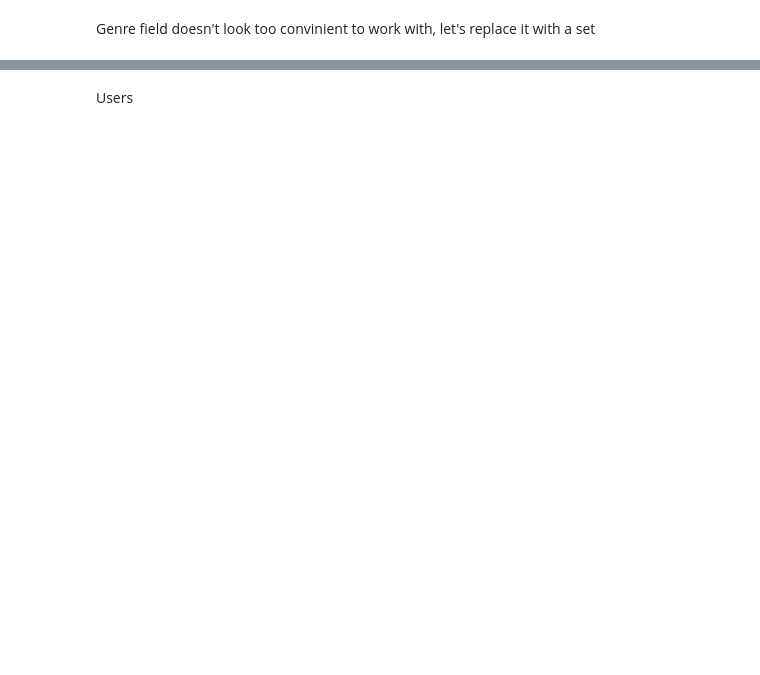
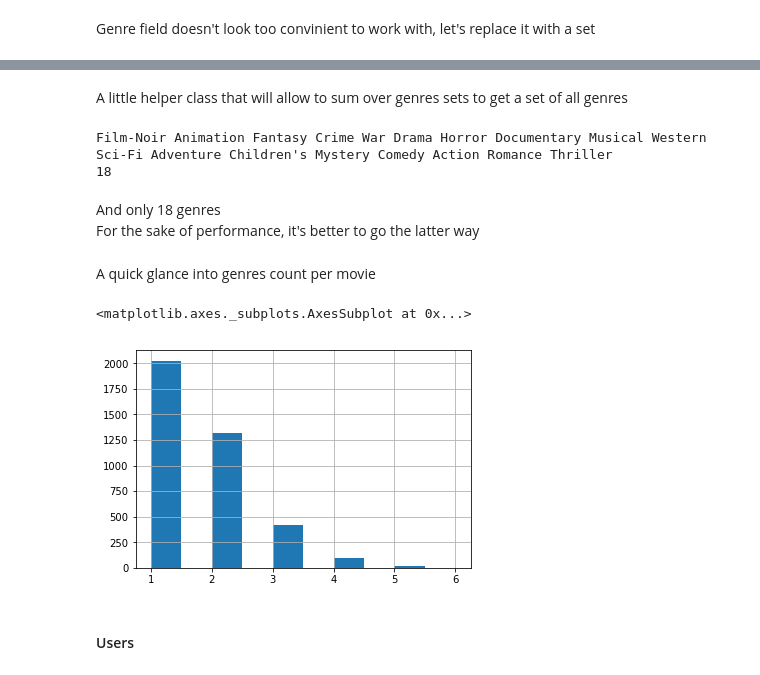
Before and after one commit to anatoliifetisov/otus, a Jupyter notebook: big-data/hw10/hw10.ipynb, the cells around one changed output, grey strips where cells are left out. Drawn from its saved outputs; the diff is of its cells as text; code cells hidden in the pictures; blank space fills up the shorter version.

```diff
--- a/big-data/hw10/hw10.ipynb
+++ b/big-data/hw10/hw10.ipynb
@@ -13,6 +7,6 @@ import pandas_profiling
 
 %matplotlib inline
 # %%
-movies_df = pd.read_csv(r"ml-1m\movies.dat", delimiter="::", engine="python",
+movies_df = pd.read_csv(r"ml-1m/movies.dat", delimiter="::", engine="python",
                         names=["id", "name", "genre"], index_col=0, header=None)
 # %%
@@ -38,3 +56,5 @@ len(movies_df.genre.unique())
+# %% [markdown]
+A little helper class that will allow to sum over genres sets to get a set of all genres
 # %%
 class set_plus(set):
     def __init__(self, s):
@@ -49,9 +69,20 @@ class set_plus(set):
 all_unique_genres = movies_df.genre.apply(lambda x: set_plus(x)).sum()
 print(" ".join(all_unique_genres))
 print(len(all_unique_genres))
+# %% [output]
+Film-Noir Animation Fantasy Crime War Drama Horror Documentary Musical Western Sci-Fi Adventure Children's Mystery Comedy Action Romance Thriller
+18
+# %% [markdown]
+And only 18 genres
+For the sake of performance, it's better to go the latter way
+# %% [markdown]
+A quick glance into genres count per movie
 # %%
-movies_df.genre.apply(lambda x: len(x & all_unique_genres)).hist()
+movies_df.genre.apply(lambda x: len(x)).hist()
+# %% [output]
+<matplotlib.axes._subplots.AxesSubplot at 0x...>
+[figure, added]
-# %% [markdown]
-Users
+# %% [markdown]
+#### Users
 # %%
 users_df.head()
```
Also changed, not shown: parts of 75 cells of this notebook.
